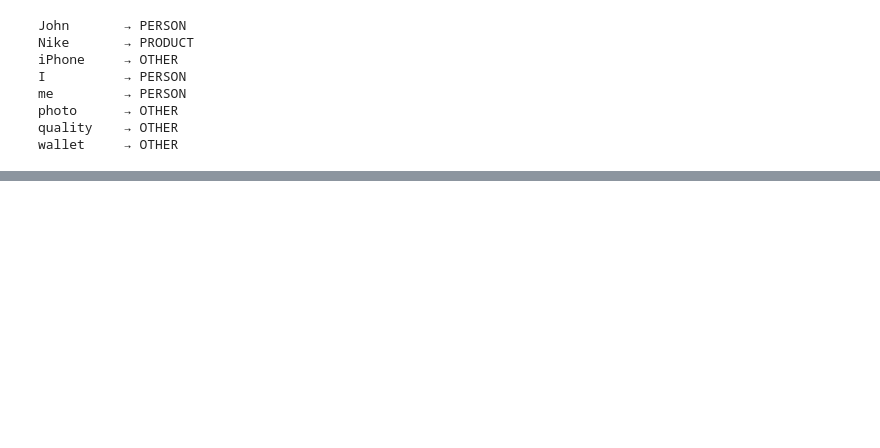
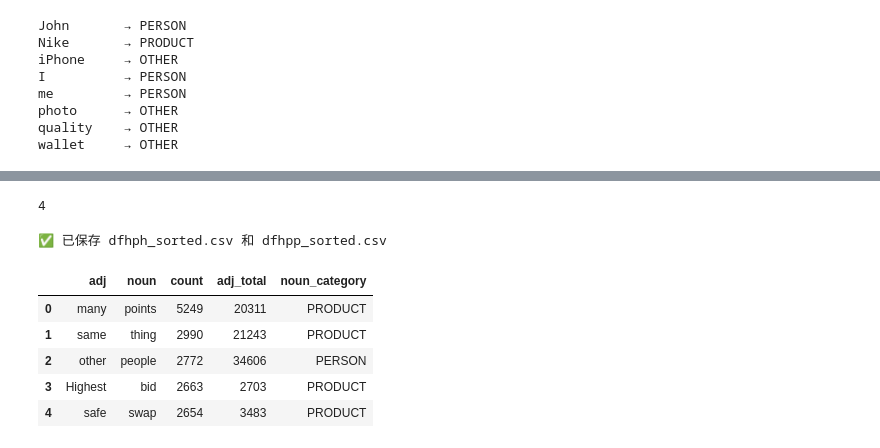
Before and after one commit to artemina1248-glitch/s1, a Jupyter notebook: main2.ipynb, the cells around one changed output, grey strips where cells are left out. Drawn from its saved outputs; the diff is of its cells as text; code cells hidden in the pictures; blank space fills up the shorter version.

```diff
--- a/main2.ipynb
+++ b/main2.ipynb
@@ -91,0 +539,34 @@ print(adj_stats_df.head(20))   # person 占比最高的 adj
+# %%
+len(p1_df)
+# %% [output]
+4
+# %%
+import pandas as pd
+
+# 加载你处理后的 CSV 文件（调整路径为你本地路径）
+
+
+
+
+# 筛选并排序 h1 中的 pair
+dfhph = dfhp1[dfhp1["adj"].isin(h1)].copy()
+dfhph = dfhph.sort_values(by=["adj", "count"], ascending=[True, False])
+dfhph.to_csv("dfhph_sorted.csv", index=False)
+
+# 筛选并排序 p1 中的 pair
+dfhpp = dfhp1[dfhp1["adj"].isin(p1)].copy()
+dfhpp = dfhpp.sort_values(by=["adj", "count"], ascending=[True, False])
+dfhpp.to_csv("dfhpp_sorted.csv", index=False)
+
+print("✅ 已保存 dfhph_sorted.csv 和 dfhpp_sorted.csv")
+# %% [output]
+✅ 已保存 dfhph_sorted.csv 和 dfhpp_sorted.csv
+# %%
+dfhp1.head()
+# %% [output]
+|  | adj | noun | count | adj_total | noun_category |
+| 0 | many | points | 5249 | 20311 | PRODUCT |
+| 1 | same | thing | 2990 | 21243 | PRODUCT |
+| 2 | other | people | 2772 | 34606 | PERSON |
+| 3 | Highest | bid | 2663 | 2703 | PRODUCT |
+| 4 | safe | swap | 2654 | 3483 | PRODUCT |
```
Also changed, not shown: parts of 40 cells of this notebook, 1 other file.
